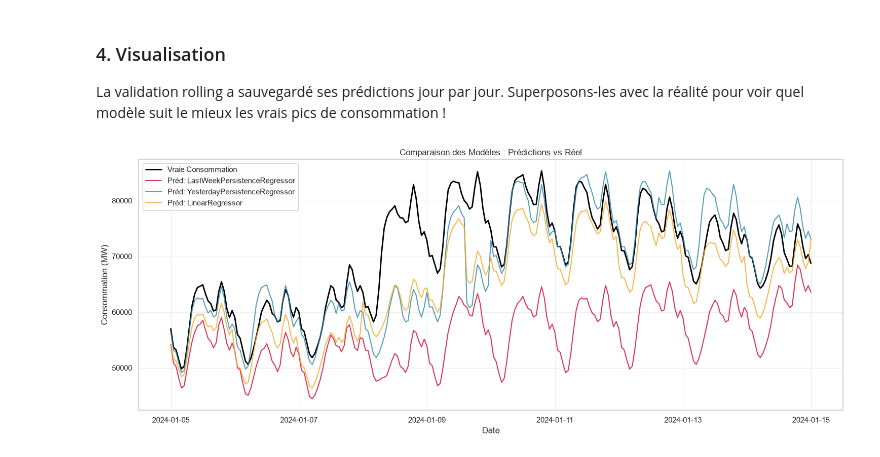
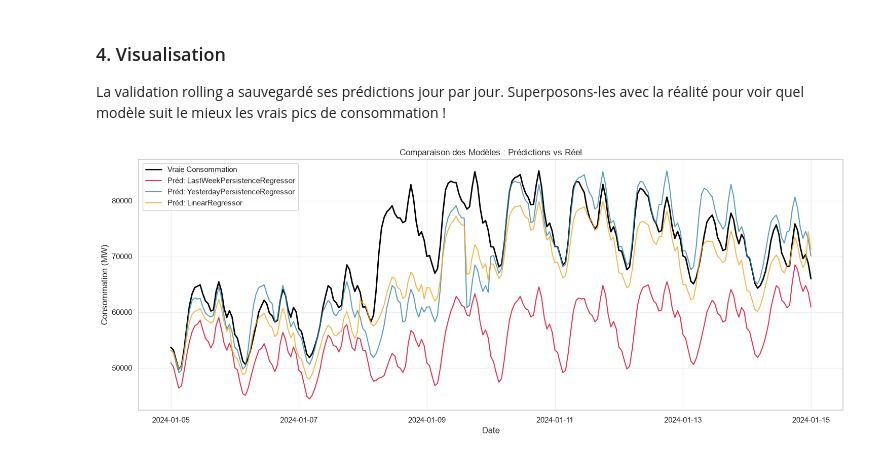
Before and after one commit to LeStolz/ConsommationElectrique, a Jupyter notebook: notebooks/02_baselines_evaluation.ipynb, the cells around one changed output. Saved outputs shown, nothing was run; the diff lists cells and outputs as text; code cells hidden in the pictures.

```diff
--- a/notebooks/02_baselines_evaluation.ipynb
+++ b/notebooks/02_baselines_evaluation.ipynb
@@ -35,8 +35,8 @@ Nous découpons les données en chronologie stricte :
 # %%
 evaluator = TimeSeriesEvaluator(df)
 
-val_start = pd.to_datetime('2024-01-01').tz_localize('Europe/Paris')
-test_start = pd.to_datetime('2025-01-01').tz_localize('Europe/Paris')
+val_start = pd.to_datetime('2024-01-01').tz_localize('UTC')
+test_start = pd.to_datetime('2025-01-01').tz_localize('UTC')
 
 df_train, df_val, df_test = evaluator.split_data(val_start, test_start)
 # %% [output]
@@ -104,9 +116,9 @@ ValueError: Input contains NaN.
 La validation rolling a sauvegardé ses prédictions jour par jour. Superposons-les avec la réalité pour voir quel modèle suit le mieux les vrais pics de consommation !
 # %%
 # Zoomons sur le mois de Janvier 2024 (le début de notre set de validation)
-start_zoom = pd.to_datetime('2024-01-05').tz_localize('Europe/Paris')
-end_zoom = pd.to_datetime('2024-01-15').tz_localize('Europe/Paris')
+start_zoom = pd.to_datetime('2024-01-05').tz_localize('UTC')
+end_zoom = pd.to_datetime('2024-01-15').tz_localize('UTC')
 
 evaluator.plot_predictions(df_val, start_date=start_zoom, end_date=end_zoom)
 # %% [output]
-[figure, old version]
+[figure, new version]
```
Also changed, not shown: parts of 2 cells of this notebook, 2 other files.
